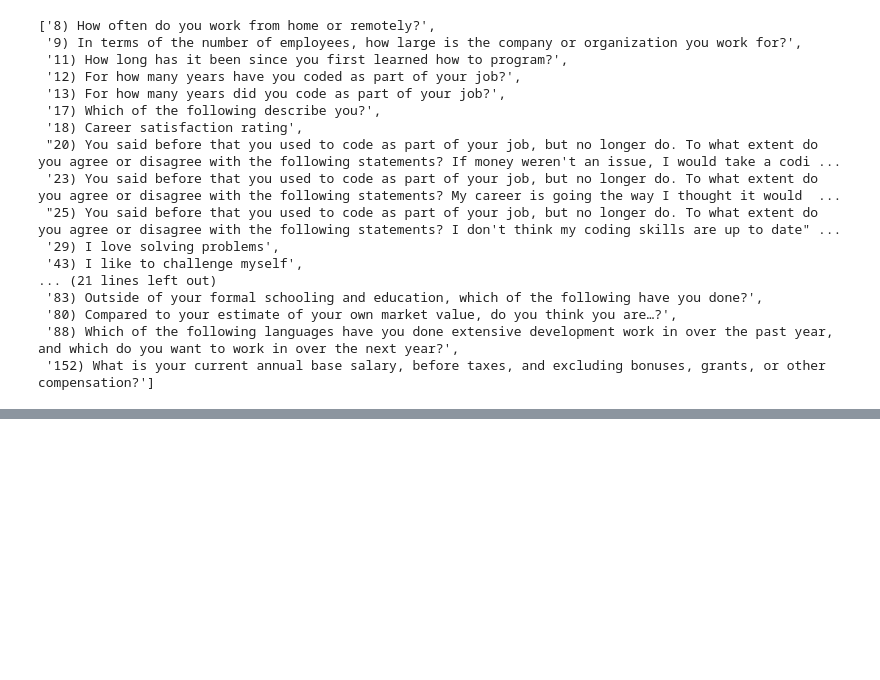
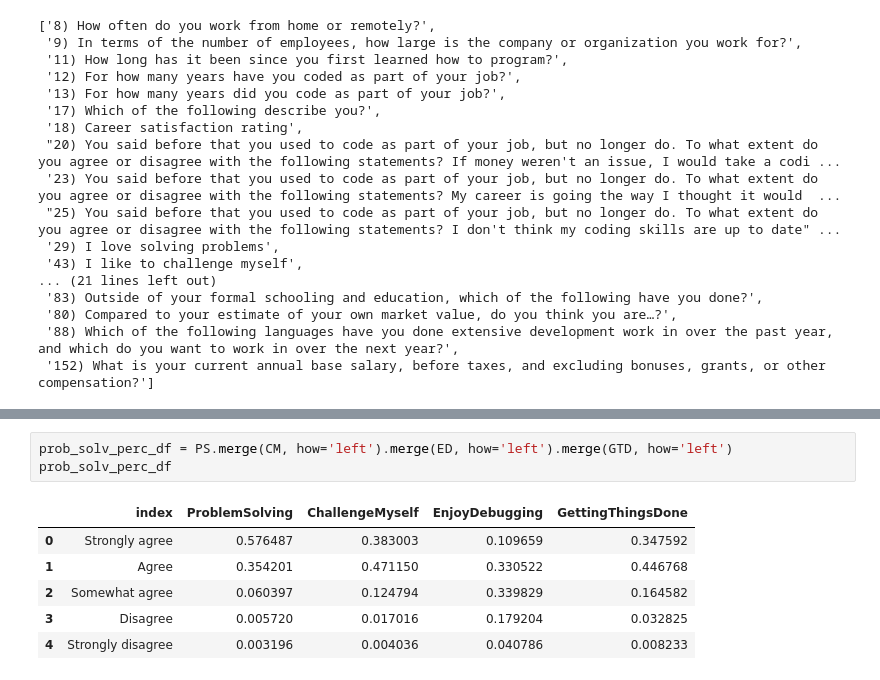
Before and after one commit to rafael-roldao/udct_p1_stackoverflow, a Jupyter notebook: 2017 Stackoverflow Survey Analysis.ipynb, the cells around one changed output, grey strips where cells are left out. Drawn from its saved outputs; the diff is of its cells as text; blank space fills up the shorter version.

```diff
--- a/2017 Stackoverflow Survey Analysis.ipynb
+++ b/2017 Stackoverflow Survey Analysis.ipynb
@@ -99,0 +244,10 @@ Name: SurveyLong, dtype: int64
+# %%
+prob_solv_perc_df = PS.merge(CM, how='left').merge(ED, how='left').merge(GTD, how='left')
+prob_solv_perc_df
+# %% [output]
+|  | index | ProblemSolving | ChallengeMyself | EnjoyDebugging | GettingThingsDone |
+| 0 | Strongly agree | 0.576487 | 0.383003 | 0.109659 | 0.347592 |
+| 1 | Agree | 0.354201 | 0.471150 | 0.330522 | 0.446768 |
+| 2 | Somewhat agree | 0.060397 | 0.124794 | 0.339829 | 0.164582 |
+| 3 | Disagree | 0.005720 | 0.017016 | 0.179204 | 0.032825 |
+| 4 | Strongly disagree | 0.003196 | 0.004036 | 0.040786 | 0.008233 |
```
Also changed, not shown: parts of 24 cells of this notebook.
